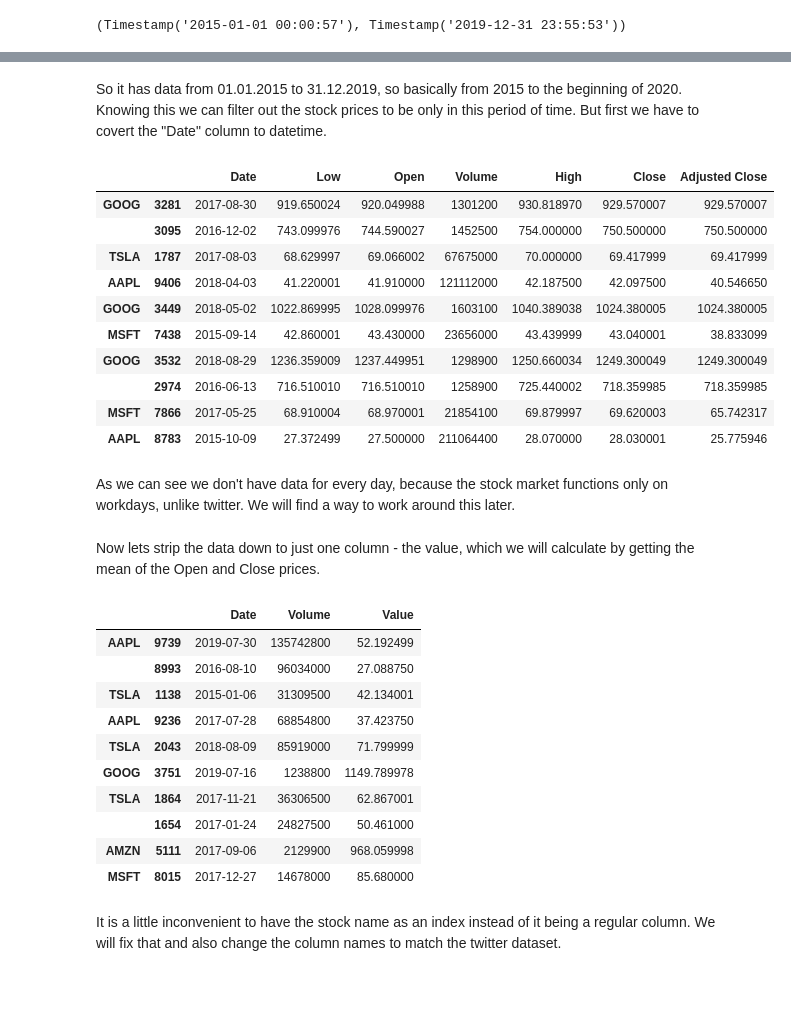
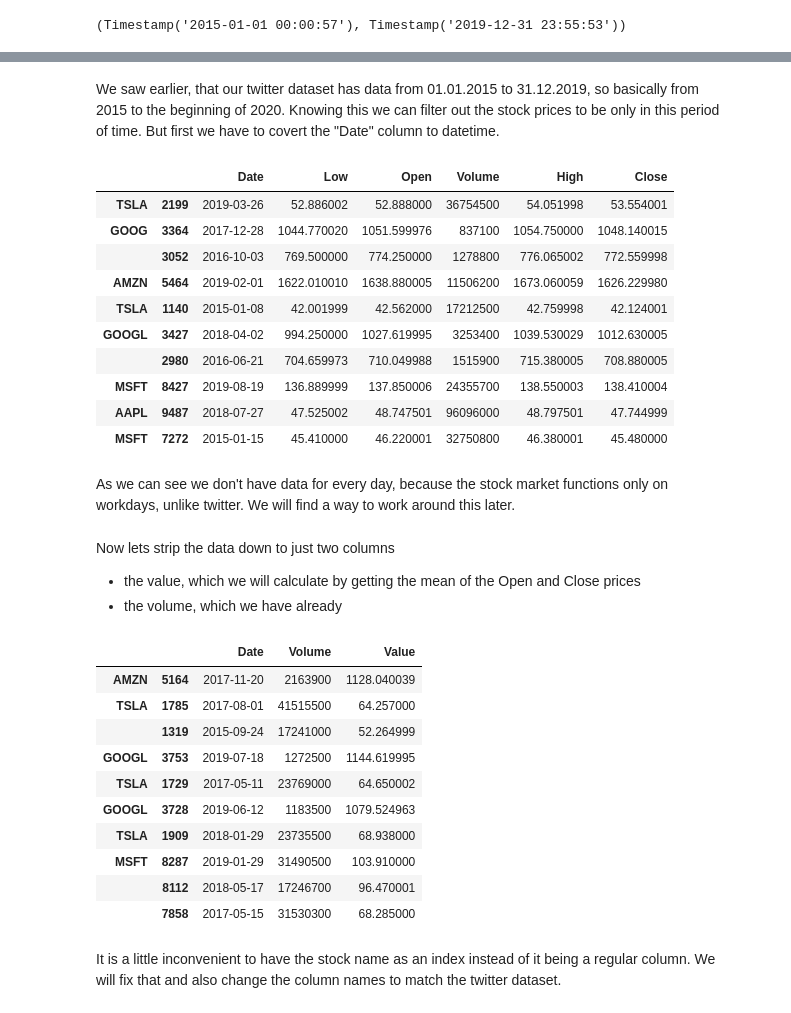
Before and after one commit to Kaloyan-Dimitrov/softuni-data-science-final-project, a Jupyter notebook: Tweets and a company's market value.ipynb, the cells around one changed output, grey strips where cells are left out. Saved outputs shown, nothing was run; the diff lists cells and outputs as text; code cells hidden in the pictures; blank space fills up the shorter version.

Commit message:
Add data for the GOOGL stock from yfinance

```diff
--- a/Tweets and a company's market value.ipynb
+++ b/Tweets and a company's market value.ipynb
@@ -66,0 +116,5 @@ stocks.sample(10)
+# %%
+column_names = column_names[:-1]
+
+googl_stock = googl_stock[column_names]
+googl_stock.sample(5)
@@ -89,0 +172,8 @@ tweets.date.min(), tweets.date.max()
+# %%
+for key in stock_keys:
+    stocks_df[key] = stocks_df[key].drop(columns=["Adjusted Close"])
+# %%
+def date_to_string(date):
+    return date.strftime('%d-%m-%Y')
+
+googl_stock.Date = googl_stock.Date.apply(date_to_string)
@@ -89,0 +182,5 @@ tweets.date.min(), tweets.date.max()
+# %%
+stocks_df['GOOGL'] = googl_stock
+
+stocks = pd.concat(stocks_df)
+stocks.sample(10)
@@ -90,44 +199,46 @@ tweets.date.min(), tweets.date.max()
 # %% [markdown]
-So it has data from 01.01.2015 to 31.12.2019, so basically from 2015 to the beginning of 2020. Knowing this we can filter out the stock prices to be only in this period of time. But first we have to covert the "Date" column to datetime.
+We saw earlier, that our twitter dataset has data from 01.01.2015 to 31.12.2019, so basically from 2015 to the beginning of 2020. Knowing this we can filter out the stock prices to be only in this period of time. But first we have to covert the "Date" column to datetime.
 # %%
 def string_to_date(date_string):
     return datetime.strptime(date_string, "%d-%m-%Y")
 stocks.Date = pd.to_datetime(stocks.Date.apply(string_to_date))
 # %%
-stocks = stocks[(stocks.Date >= '01-01-2015') & (stocks.Date < '01-01-2020')]
+stocks = stocks[(stocks.Date >= tweets.date.min()) & (stocks.Date < tweets.date.max())]
 stocks.sample(10)
 # %% [output]
-|  |  | Date | Low | Open | Volume | High | Close | Adjusted Close |
-| GOOG | 3281 | 2017-08-30 | 919.650024 | 920.049988 | 1301200 | 930.818970 | 929.570007 | 929.570007 |
-|  | 3095 | 2016-12-02 | 743.099976 | 744.590027 | 1452500 | 754.000000 | 750.500000 | 750.500000 |
-| TSLA | 1787 | 2017-08-03 | 68.629997 | 69.066002 | 67675000 | 70.000000 | 69.417999 | 69.417999 |
-| AAPL | 9406 | 2018-04-03 | 41.220001 | 41.910000 | 121112000 | 42.187500 | 42.097500 | 40.546650 |
-| GOOG | 3449 | 2018-05-02 | 1022.869995 | 1028.099976 | 1603100 | 1040.389038 | 1024.380005 | 1024.380005 |
-| MSFT | 7438 | 2015-09-14 | 42.860001 | 43.430000 | 23656000 | 43.439999 | 43.040001 | 38.833099 |
-| GOOG | 3532 | 2018-08-29 | 1236.359009 | 1237.449951 | 1298900 | 1250.660034 | 1249.300049 | 1249.300049 |
-|  | 2974 | 2016-06-13 | 716.510010 | 716.510010 | 1258900 | 725.440002 | 718.359985 | 718.359985 |
-| MSFT | 7866 | 2017-05-25 | 68.910004 | 68.970001 | 21854100 | 69.879997 | 69.620003 | 65.742317 |
-| AAPL | 8783 | 2015-10-09 | 27.372499 | 27.500000 | 211064400 | 28.070000 | 28.030001 | 25.775946 |
+|  |  | Date | Low | Open | Volume | High | Close |
+| TSLA | 2199 | 2019-03-26 | 52.886002 | 52.888000 | 36754500 | 54.051998 | 53.554001 |
+| GOOG | 3364 | 2017-12-28 | 1044.770020 | 1051.599976 | 837100 | 1054.750000 | 1048.140015 |
+|  | 3052 | 2016-10-03 | 769.500000 | 774.250000 | 1278800 | 776.065002 | 772.559998 |
+| AMZN | 5464 | 2019-02-01 | 1622.010010 | 1638.880005 | 11506200 | 1673.060059 | 1626.229980 |
+| TSLA | 1140 | 2015-01-08 | 42.001999 | 42.562000 | 17212500 | 42.759998 | 42.124001 |
+| GOOGL | 3427 | 2018-04-02 | 994.250000 | 1027.619995 | 3253400 | 1039.530029 | 1012.630005 |
+|  | 2980 | 2016-06-21 | 704.659973 | 710.049988 | 1515900 | 715.380005 | 708.880005 |
+| MSFT | 8427 | 2019-08-19 | 136.889999 | 137.850006 | 24355700 | 138.550003 | 138.410004 |
+| AAPL | 9487 | 2018-07-27 | 47.525002 | 48.747501 | 96096000 | 48.797501 | 47.744999 |
+| MSFT | 7272 | 2015-01-15 | 45.410000 | 46.220001 | 32750800 | 46.380001 | 45.480000 |
 # %% [markdown]
 As we can see we don't have data for every day, because the stock market functions only on workdays, unlike twitter.  We will find a way to work around this later.
 # %% [markdown]
-Now lets strip the data down to just one column - the value, which we will calculate by getting the mean of the Open and Close prices.
+Now lets strip the data down to just two columns
+   * the value, which we will calculate by getting the mean of the Open and Close prices
+   * the volume, which we have already
 # %%
 stocks["Value"] = (stocks.Open + stocks.Close) / 2
-stocks = stocks.drop(columns=['Low', 'Open', 'High', 'Close', 'Adjusted Close'])
+stocks = stocks.drop(columns=['Low', 'Open', 'High', 'Close'])
 stocks.sample(10)
 # %% [output]
 |  |  | Date | Volume | Value |
-| AAPL | 9739 | 2019-07-30 | 135742800 | 52.192499 |
-|  | 8993 | 2016-08-10 | 96034000 | 27.088750 |
-| TSLA | 1138 | 2015-01-06 | 31309500 | 42.134001 |
-| AAPL | 9236 | 2017-07-28 | 68854800 | 37.423750 |
-| TSLA | 2043 | 2018-08-09 | 85919000 | 71.799999 |
-| GOOG | 3751 | 2019-07-16 | 1238800 | 1149.789978 |
-| TSLA | 1864 | 2017-11-21 | 36306500 | 62.867001 |
-|  | 1654 | 2017-01-24 | 24827500 | 50.461000 |
-| AMZN | 5111 | 2017-09-06 | 2129900 | 968.059998 |
-| MSFT | 8015 | 2017-12-27 | 14678000 | 85.680000 |
+| AMZN | 5164 | 2017-11-20 | 2163900 | 1128.040039 |
+| TSLA | 1785 | 2017-08-01 | 41515500 | 64.257000 |
+|  | 1319 | 2015-09-24 | 17241000 | 52.264999 |
+| GOOGL | 3753 | 2019-07-18 | 1272500 | 1144.619995 |
+| TSLA | 1729 | 2017-05-11 | 23769000 | 64.650002 |
+| GOOGL | 3728 | 2019-06-12 | 1183500 | 1079.524963 |
+| TSLA | 1909 | 2018-01-29 | 23735500 | 68.938000 |
+| MSFT | 8287 | 2019-01-29 | 31490500 | 103.910000 |
+|  | 8112 | 2018-05-17 | 17246700 | 96.470001 |
+|  | 7858 | 2017-05-15 | 31530300 | 68.285000 |
 # %% [markdown]
 It is a little inconvenient to have the stock name as an index instead of it being a regular column. We will fix that and also change the column names to match the twitter dataset.
 # %%
```
Also changed, not shown: parts of 28 cells of this notebook.
